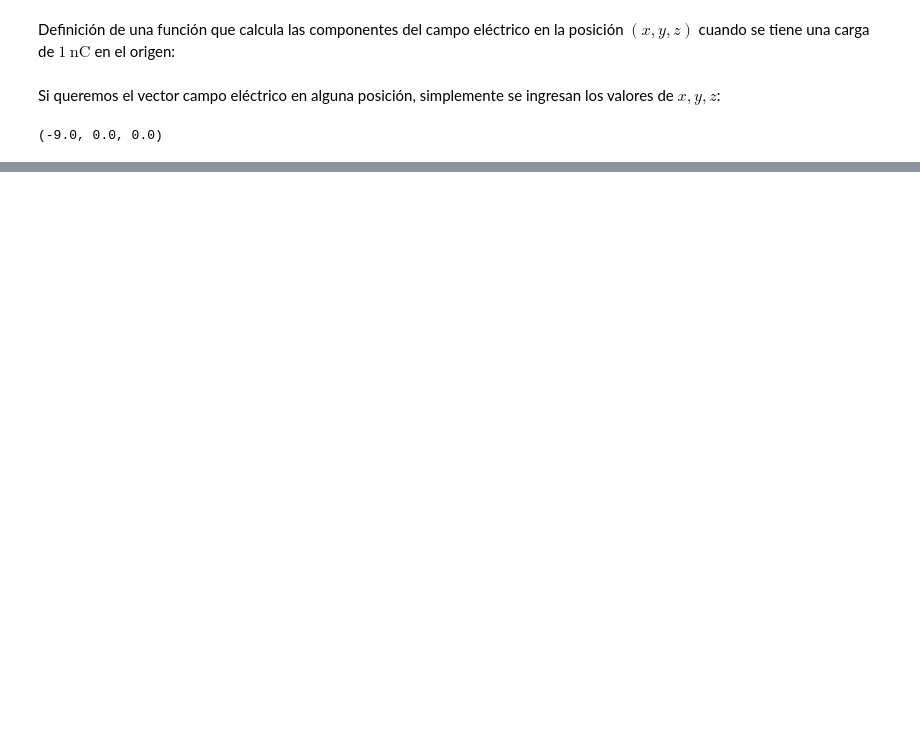
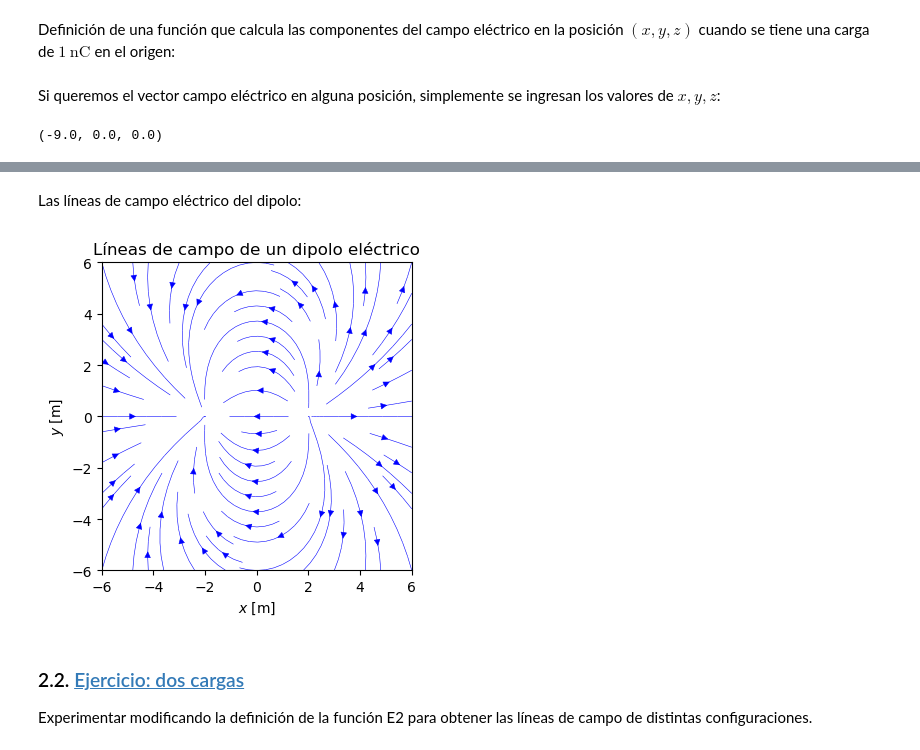
Before and after one commit to epplugins/UTN, a Jupyter notebook: electromagnetismo/em01_campo_electrico.ipynb, the cells around one changed output, grey strips where cells are left out. Cells and saved outputs as stored; diff of their text form; code cells hidden in the pictures; blank space fills up the shorter version.

```diff
--- a/electromagnetismo/em01_campo_electrico.ipynb
+++ b/electromagnetismo/em01_campo_electrico.ipynb
@@ -231,0 +125,26 @@ E(x,y,z)
+# %%
+def E2(x,y,z):
+    """Calcula las componentes del campo eléctrico en N/C de un sistema de 2 cargas.
+    Ingresar valores de x,y,z en metros y q en coulomb.
+    """
+    q1 = -1E-9
+    x1 = -2
+    y1 = 0
+    z1 = 0
+
+    q2 = 1E-9
+    x2 = 2
+    y2 = 0
+    z2 = 0
+
+    r = ((x - x1)**2 + (y - y1)**2 + (z - z1)**2)**(3/2)
+    Ei1 = 9E9 * q1 * (x - x1) / r
+    Ej1 = 9E9 * q1 * (y - y1) / r
+    Ek1 = 9E9 * q1 * (z - z1) / r
+
+    r = ((x - x2)**2 + (y - y2)**2 + (z - z2)**2)**(3/2)
+    Ei2 = 9E9 * q2 * (x - x2) / r
+    Ej2 = 9E9 * q2 * (y - y2) / r
+    Ek2 = 9E9 * q2 * (z - z2) / r
+
+    return Ei1+Ei2, Ej1+Ej2, Ek1+Ek2
@@ -231,0 +175,10 @@ E(x,y,z)
+# %% [markdown]
+Las líneas de campo eléctrico del dipolo:
+# %%
+em.plotE(E2, dx=6, title='Líneas de campo de un dipolo eléctrico')
+# %% [output]
+[figure, added]
+# %% [markdown]
+### 2.2. <a id='toc2_2_'></a>[Ejercicio: dos cargas](#toc0_)
+
+Experimentar modificando la definición de la función E2 para obtener las líneas de campo de distintas configuraciones.
```
Also changed, not shown: parts of 28 cells of this notebook, 1 other file.
